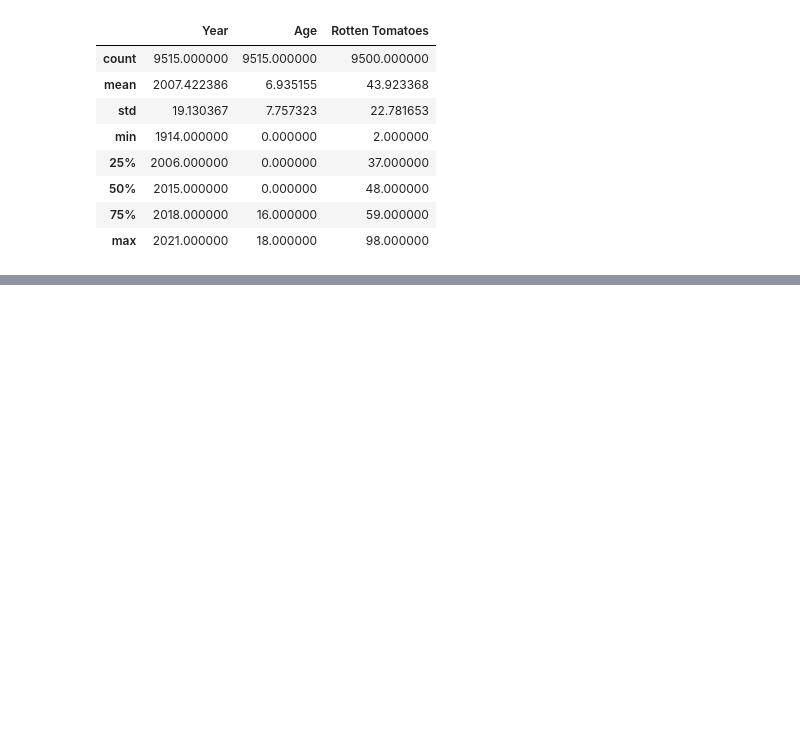
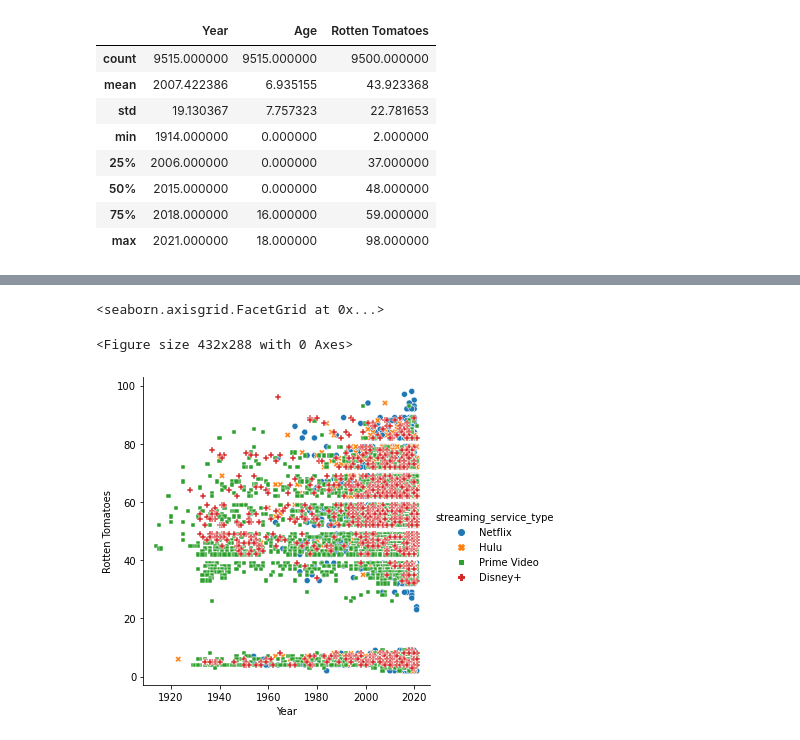
Before and after one commit to PrzemQQ/streaming_services_analyse, a Jupyter notebook: main.ipynb, the cells around one changed output, grey strips where cells are left out. Saved outputs shown, nothing was run; the diff lists cells and outputs as text; code cells hidden in the pictures; blank space fills up the shorter version.

```diff
--- a/main.ipynb
+++ b/main.ipynb
@@ -171,0 +183,7 @@ dataset_cleaned[["Year","Age","Rotten Tomatoes"]].describe()
+# %%
+plt.figure()
+sns.relplot(x="Year", y="Rotten Tomatoes", data=dataset_cleaned, hue="streaming_service_type",style="streaming_service_type") # create a scatterplot of the Year and Rotten Tomatoes columns by streaming services type
+# %% [output]
+<seaborn.axisgrid.FacetGrid at 0x...>
+<Figure size 432x288 with 0 Axes>
+[figure, added]
```
Also changed, not shown: parts of 9 cells of this notebook.
